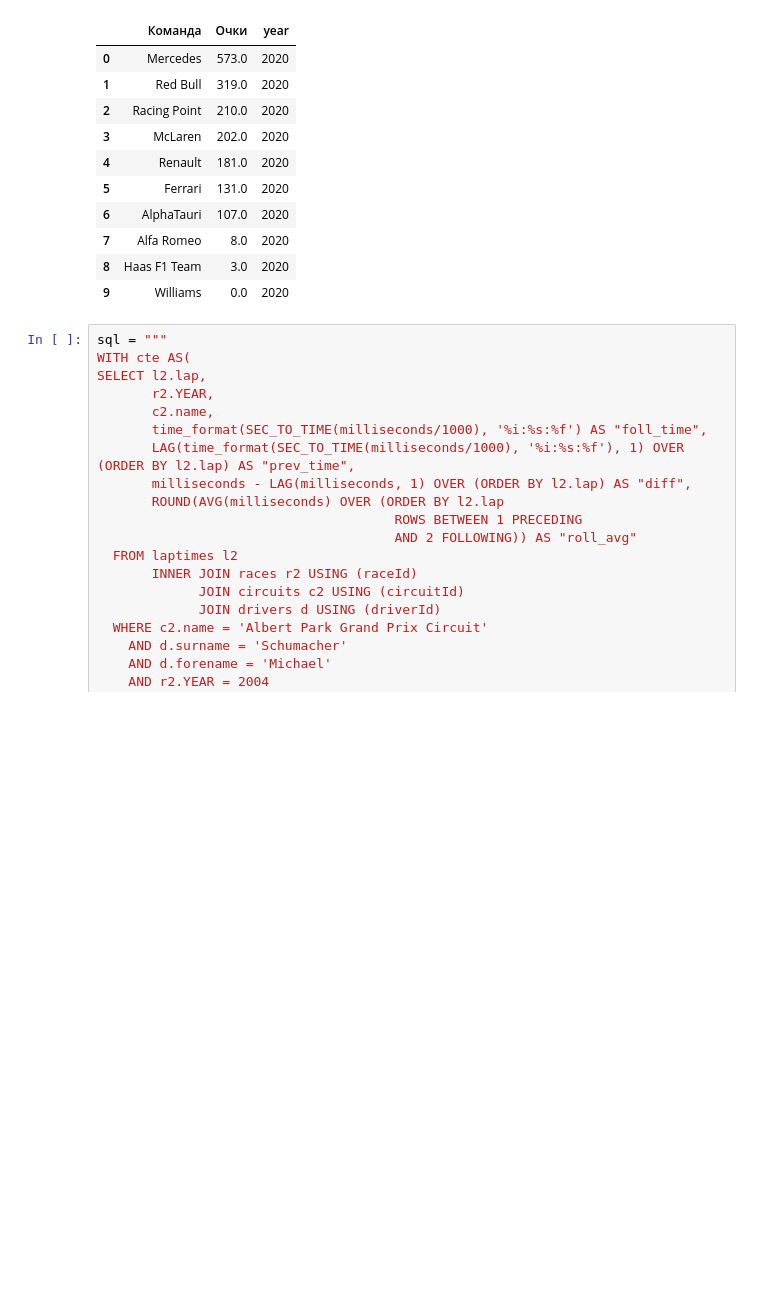
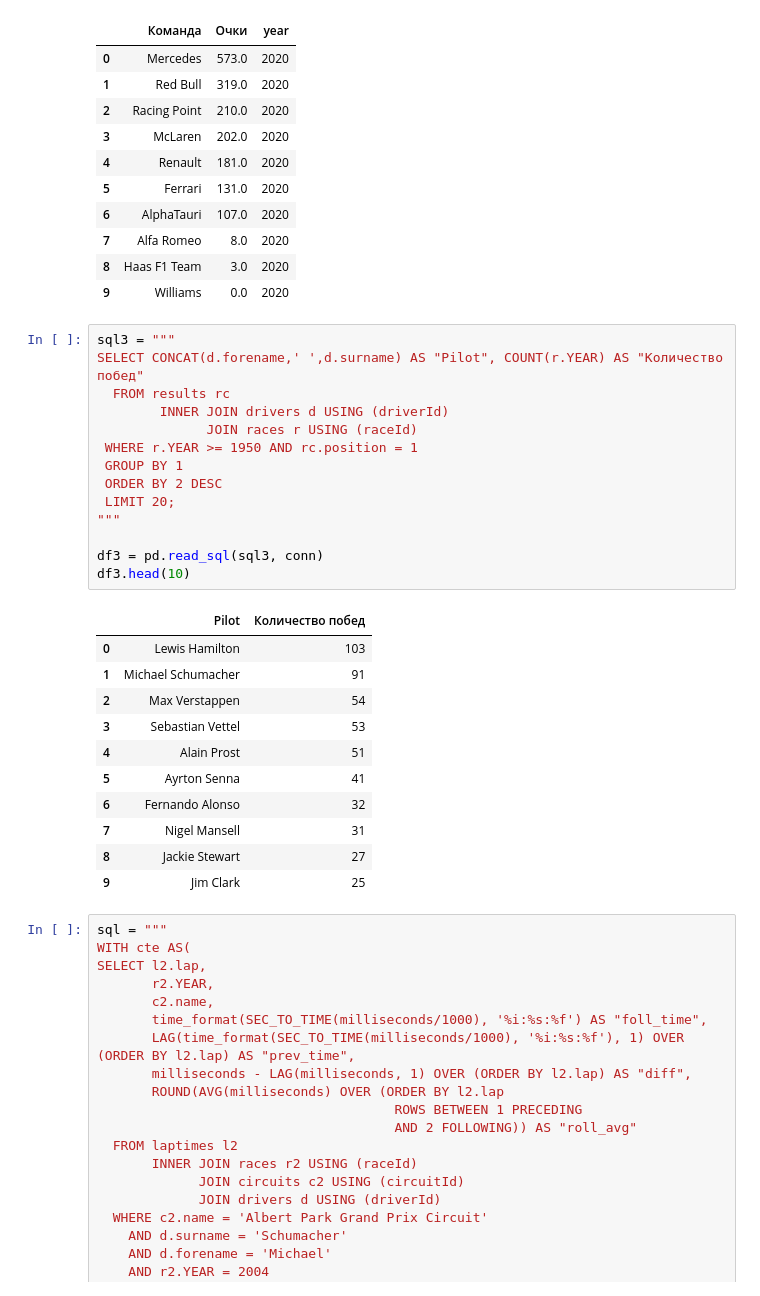
Before and after one commit to MelnikDM/Notebooks, a Jupyter notebook: Formula_1.ipynb, the cells around one changed output. Saved outputs shown, nothing was run; the diff lists cells and outputs as text; blank space fills up the shorter version.

```diff
--- a/Formula_1.ipynb
+++ b/Formula_1.ipynb
@@ -138,6 +138,32 @@ df2.head(10)
 | 7 | Alfa Romeo | 8.0 | 2020 |
 | 8 | Haas F1 Team | 3.0 | 2020 |
 | 9 | Williams | 0.0 | 2020 |
+# %%
+sql3 = """
+SELECT CONCAT(d.forename,' ',d.surname) AS "Pilot", COUNT(r.YEAR) AS "Количество побед"
+  FROM results rc
+   		INNER JOIN drivers d USING (driverId)
+   		      JOIN races r USING (raceId)
+ WHERE r.YEAR >= 1950 AND rc.position = 1
+ GROUP BY 1
+ ORDER BY 2 DESC
+ LIMIT 20;
+"""
+
+df3 = pd.read_sql(sql3, conn)
+df3.head(10)
+# %% [output]
+|  | Pilot | Количество побед |
+| 0 | Lewis Hamilton | 103 |
+| 1 | Michael Schumacher | 91 |
+| 2 | Max Verstappen | 54 |
+| 3 | Sebastian Vettel | 53 |
+| 4 | Alain Prost | 51 |
+| 5 | Ayrton Senna | 41 |
+| 6 | Fernando Alonso | 32 |
+| 7 | Nigel Mansell | 31 |
+| 8 | Jackie Stewart | 27 |
+| 9 | Jim Clark | 25 |
 # %%
 sql = """
 WITH cte AS(
```
Also changed, not shown: parts of 1 cell of this notebook, 1 other file.
